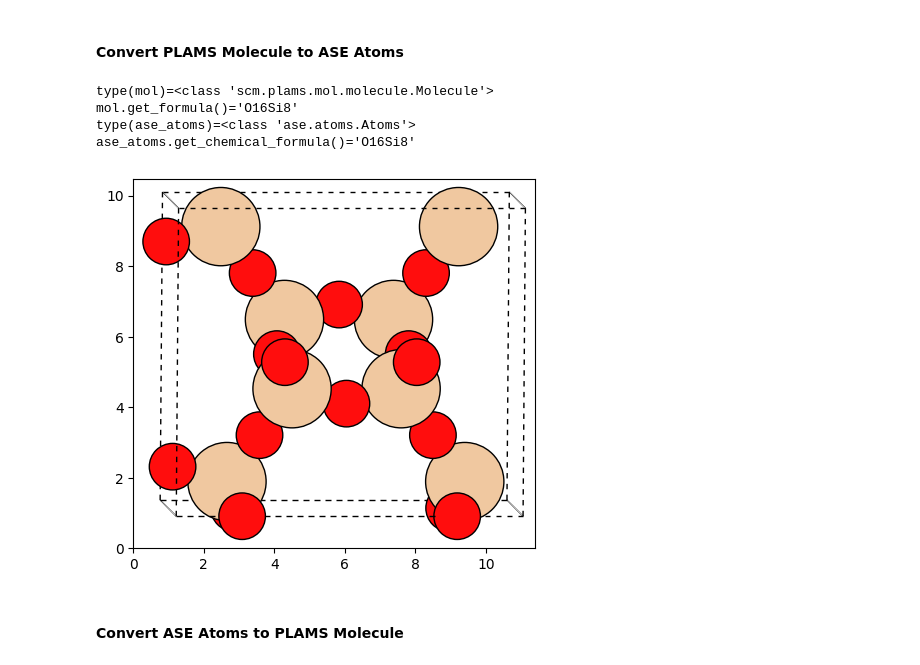
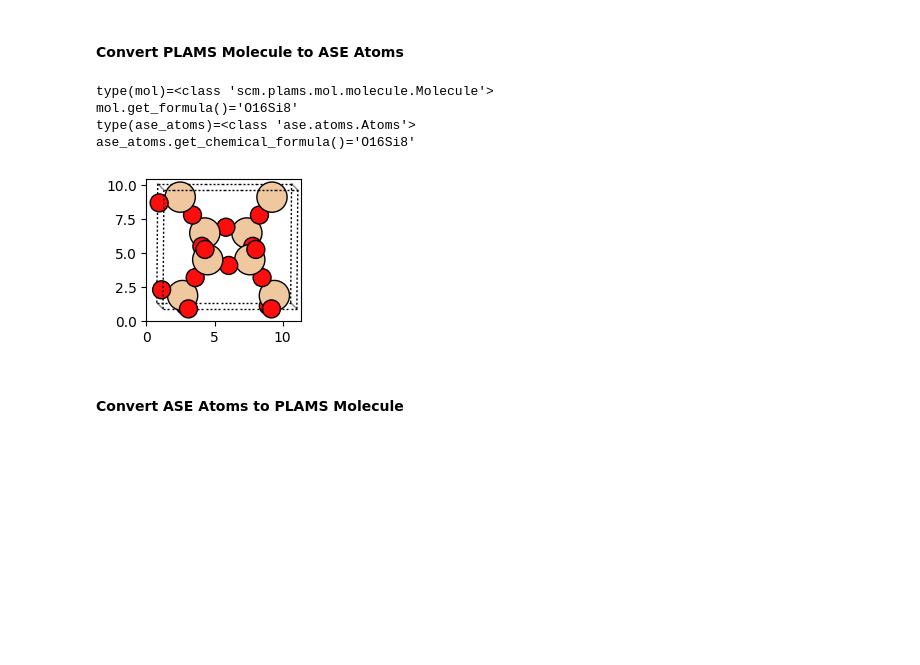
Before and after one commit to patrickmelix/PLAMS, a Jupyter notebook: examples/MoleculeFormats/MoleculeFormats.ipynb, the cells around one changed output. Saved outputs shown, nothing was run; the diff lists cells and outputs as text; code cells hidden in the pictures; blank space fills up the shorter version.

```diff
--- a/examples/MoleculeFormats/MoleculeFormats.ipynb
+++ b/examples/MoleculeFormats/MoleculeFormats.ipynb
@@ -167,22 +167,24 @@ type(mol)=<class 'scm.plams.mol.molecule.Molecule'>
 # %%
 from scm.plams import toASE
 from ase import Atoms
 from ase.visualize.plot import plot_atoms
+import matplotlib.pyplot as plt
 
 print(f"{type(mol)=}")
 print(f"{mol.get_formula()=}")
 
 ase_atoms: Atoms = toASE(mol)
 print(f"{type(ase_atoms)=}")
 print(f"{ase_atoms.get_chemical_formula()=}")
 
-plot_atoms(ase_atoms, rotation="-85x,5y,0z");
+_, ax = plt.subplots(figsize=(2, 2))
+plot_atoms(ase_atoms, rotation="-85x,5y,0z", ax=ax);
 # %% [output]
 type(mol)=<class 'scm.plams.mol.molecule.Molecule'>
 mol.get_formula()='O16Si8'
 type(ase_atoms)=<class 'ase.atoms.Atoms'>
 ase_atoms.get_chemical_formula()='O16Si8'
-[figure, old version]
+[figure, new version]
 # %% [markdown]
 #### Convert ASE Atoms to PLAMS Molecule
 # %%
```
Also changed, not shown: parts of 2 cells of this notebook, 3 other files.
